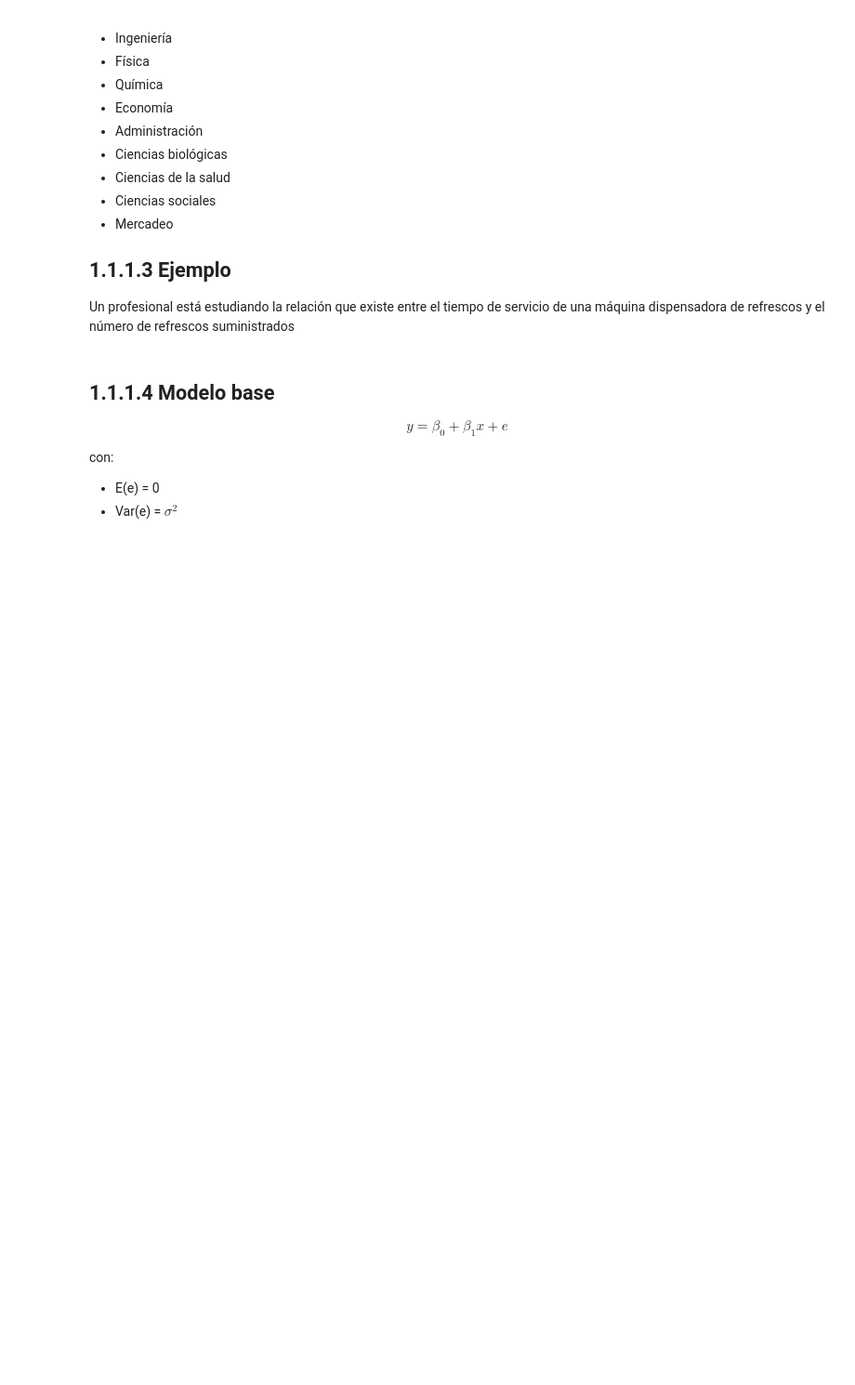
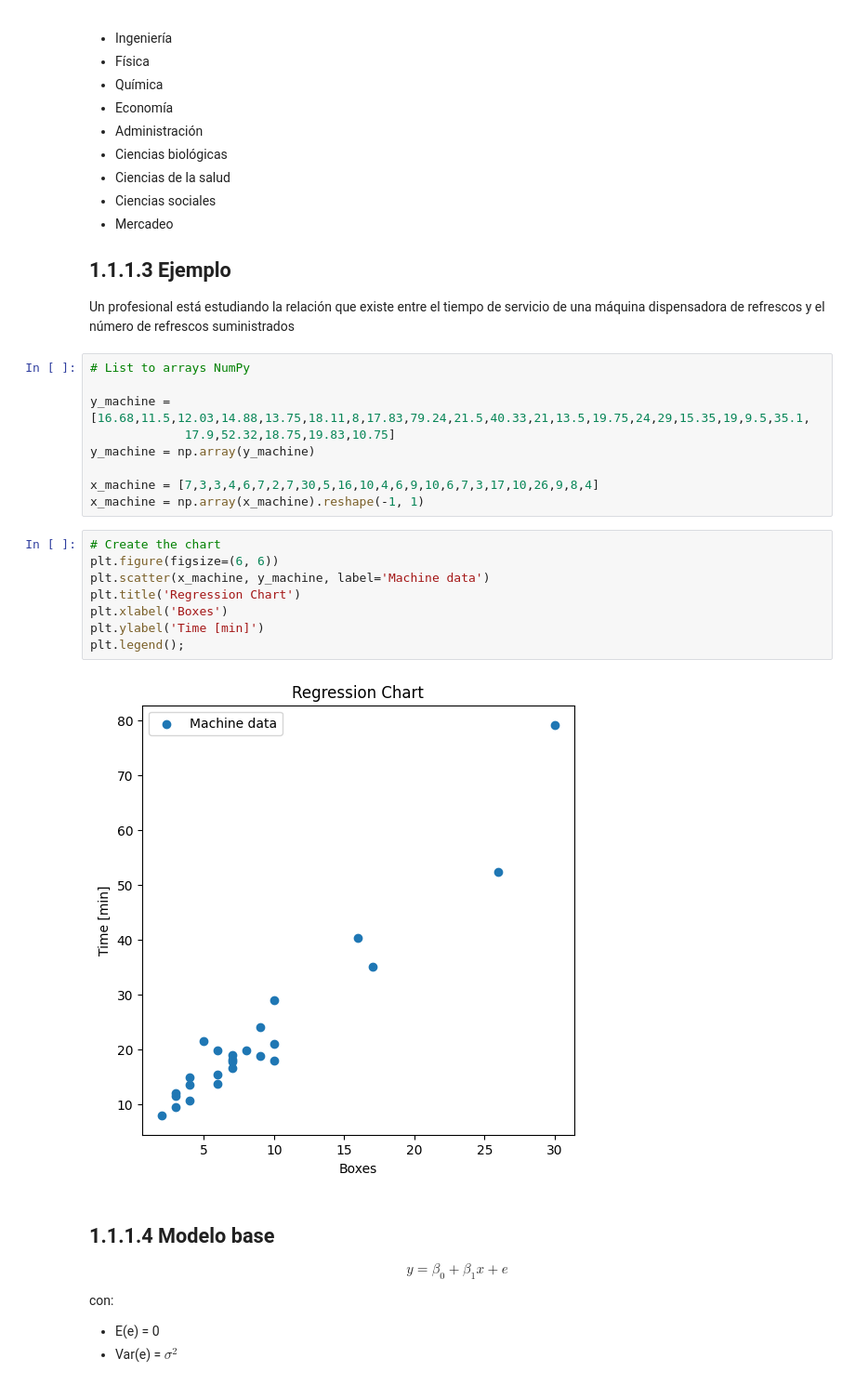
Before and after one commit to oecorrechag/regression, a Jupyter notebook: notebooks/01_seccion/1.1.1 Introduccion.ipynb, the cells around one changed output. Shown at 93% size. Cells and saved outputs as stored; diff of their text form; blank space fills up the shorter version.

```diff
--- a/notebooks/01_seccion/1.1.1 Introduccion.ipynb
+++ b/notebooks/01_seccion/1.1.1 Introduccion.ipynb
@@ -37,6 +38,25 @@ Es un técnica estadística para modelar la relación entre variables. Su objeti
 ## 1.1.1.3 Ejemplo
 
 Un profesional está estudiando la relación que existe entre el tiempo de servicio de una máquina dispensadora de refrescos y el número de refrescos suministrados
+# %%
+# List to arrays NumPy
+
+y_machine = [16.68,11.5,12.03,14.88,13.75,18.11,8,17.83,79.24,21.5,40.33,21,13.5,19.75,24,29,15.35,19,9.5,35.1,
+             17.9,52.32,18.75,19.83,10.75]
+y_machine = np.array(y_machine)
+
+x_machine = [7,3,3,4,6,7,2,7,30,5,16,10,4,6,9,10,6,7,3,17,10,26,9,8,4]
+x_machine = np.array(x_machine).reshape(-1, 1)
+# %%
+# Create the chart
+plt.figure(figsize=(6, 6))
+plt.scatter(x_machine, y_machine, label='Machine data')
+plt.title('Regression Chart')
+plt.xlabel('Boxes')
+plt.ylabel('Time [min]')
+plt.legend();
+# %% [output]
+[figure, added]
 # %% [markdown]
 ## 1.1.1.4 Modelo base
 
```
Also changed, not shown: parts of 3 cells of this notebook.
